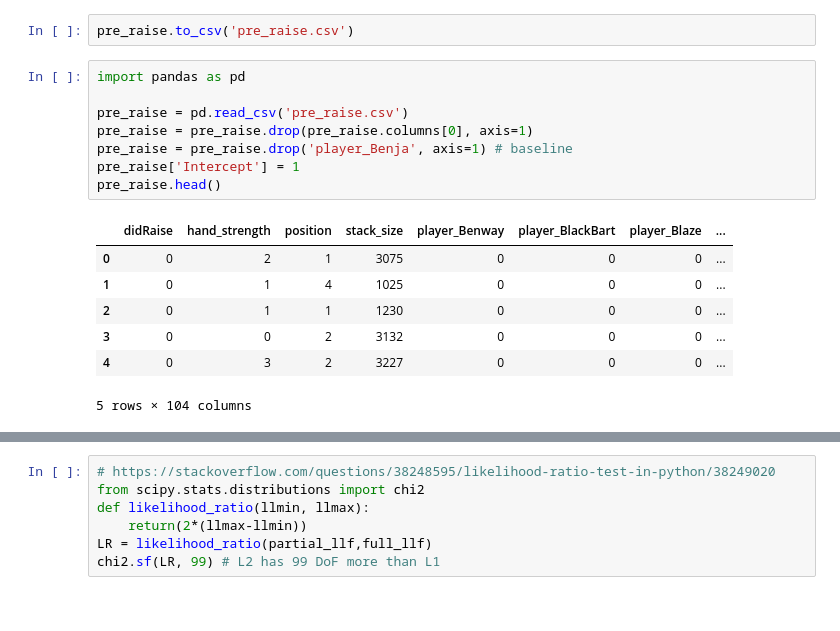
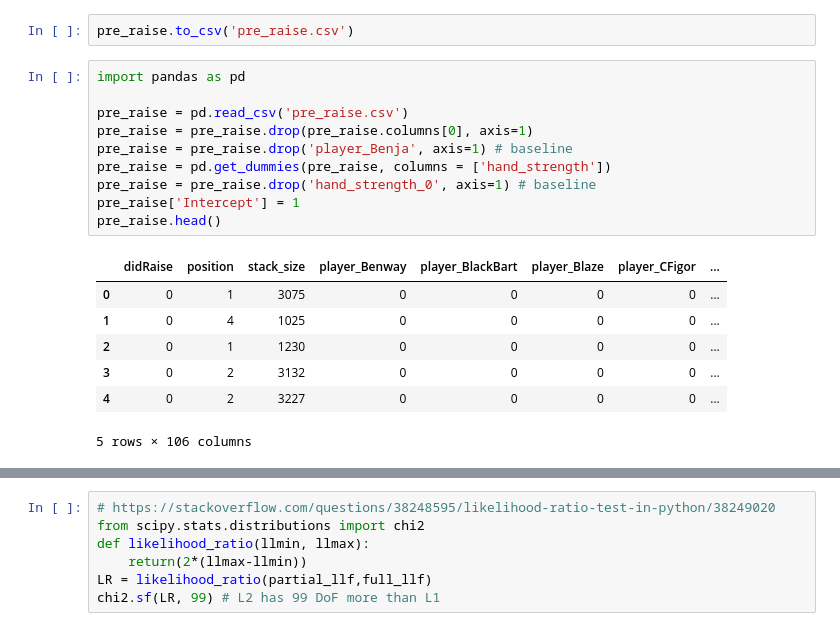
Before and after one commit to DhruvDadhania/project, a Jupyter notebook: Project EDA.ipynb, the cells around one changed output, grey strips where cells are left out. Saved outputs shown, nothing was run; the diff lists cells and outputs as text.

```diff
--- a/Project EDA.ipynb
+++ b/Project EDA.ipynb
@@ -156,16 +156,18 @@ pre_raise.to_csv('pre_raise.csv')
 # %%
 import pandas as pd
 
 pre_raise = pd.read_csv('pre_raise.csv')
 pre_raise = pre_raise.drop(pre_raise.columns[0], axis=1)
 pre_raise = pre_raise.drop('player_Benja', axis=1) # baseline
+pre_raise = pd.get_dummies(pre_raise, columns = ['hand_strength'])
+pre_raise = pre_raise.drop('hand_strength_0', axis=1) # baseline
 pre_raise['Intercept'] = 1
 pre_raise.head()
 # %% [output]
-|  | didRaise | hand_strength | position | stack_size | player_Benway | player_BlackBart | player_Blaze | ... |
-| 0 | 0 | 2 | 1 | 3075 | 0 | 0 | 0 | ... |
-| 1 | 0 | 1 | 4 | 1025 | 0 | 0 | 0 | ... |
-| 2 | 0 | 1 | 1 | 1230 | 0 | 0 | 0 | ... |
-| 3 | 0 | 0 | 2 | 3132 | 0 | 0 | 0 | ... |
-| 4 | 0 | 3 | 2 | 3227 | 0 | 0 | 0 | ... |
+|  | didRaise | position | stack_size | player_Benway | player_BlackBart | player_Blaze | player_CFigor | ... |
+| 0 | 0 | 1 | 3075 | 0 | 0 | 0 | 0 | ... |
+| 1 | 0 | 4 | 1025 | 0 | 0 | 0 | 0 | ... |
+| 2 | 0 | 1 | 1230 | 0 | 0 | 0 | 0 | ... |
+| 3 | 0 | 2 | 3132 | 0 | 0 | 0 | 0 | ... |
+| 4 | 0 | 2 | 3227 | 0 | 0 | 0 | 0 | ... |
-5 rows × 104 columns
+5 rows × 106 columns
```
Also changed, not shown: parts of 18 cells of this notebook.
